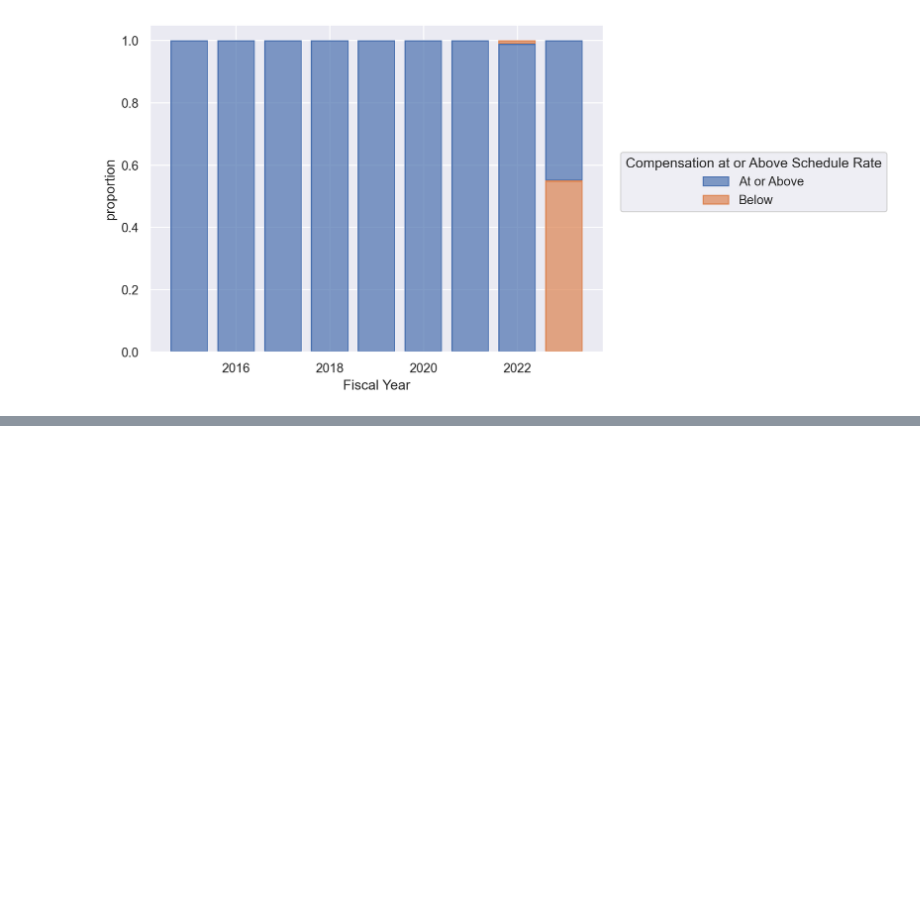
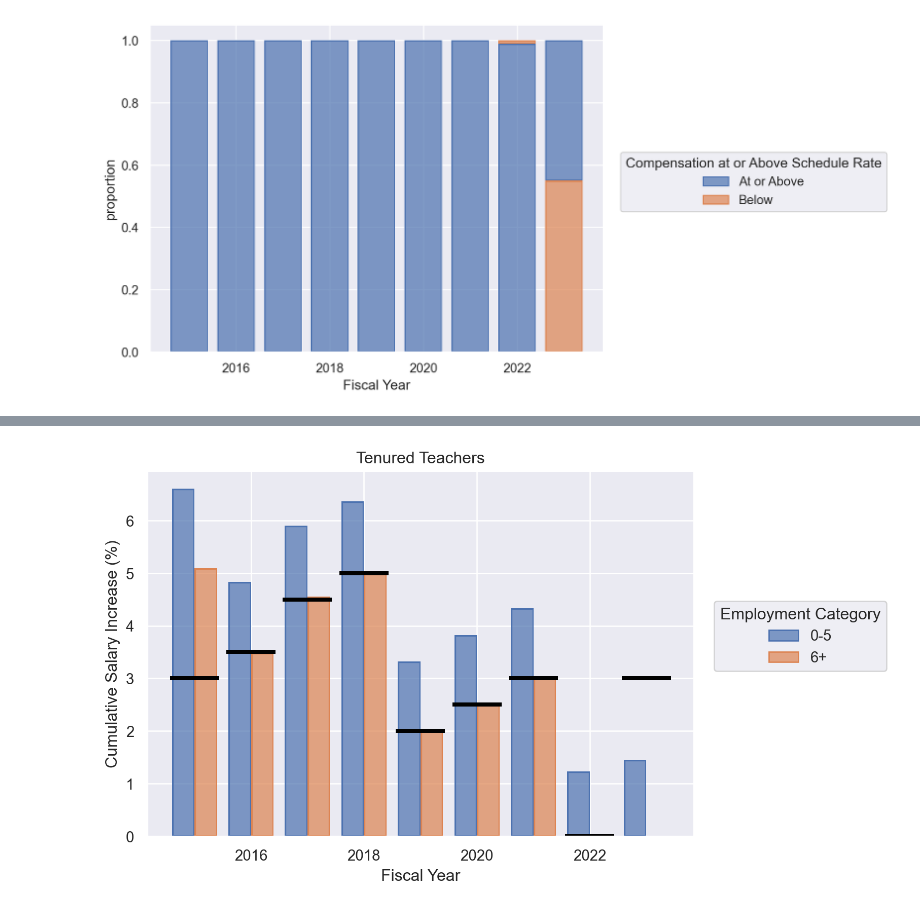
Before and after one commit to Anias-clo/Teacher_Payroll_Analysis, a Jupyter notebook: poc.ipynb, the cells around one changed output, grey strips where cells are left out. Cells and saved outputs as stored; diff of their text form; code cells hidden in the pictures; blank space fills up the shorter version.

```diff
--- a/poc.ipynb
+++ b/poc.ipynb
@@ -336,0 +236,8 @@ p2
+# %%
+df_rate_summary_yoy = df[df['Fiscal Year']>=2015].groupby(by=['Employment Category','Fiscal Year'])\
+                    .agg({'Fiscal Year Rate': 'median',
+                          'Effective Rate':'median',
+                          'Salary Delta': 'median'
+                          }).round(2)
+df_rate_summary_yoy.columns = df_rate_summary_yoy.columns.get_level_values(0)
+df_rate_summary_yoy = df_rate_summary_yoy.reset_index(col_level=-1)
@@ -336,0 +264,12 @@ p2
+# %%
+p3 = (
+    so.Plot(data=df_rate_summary_yoy, x='Fiscal Year')
+    .add(so.Bar(), so.Dodge(), y='Salary Delta', color='Employment Category')
+    .add(so.Dash(linewidth=3, color='black'), y='Fiscal Year Rate')
+    .label(x='Fiscal Year',
+           y='Cumulative Salary Increase (%)',
+           title='Tenured Teachers')
+)
+p3
+# %% [output]
+[figure, added]
```
Also changed, not shown: parts of 19 cells of this notebook.
